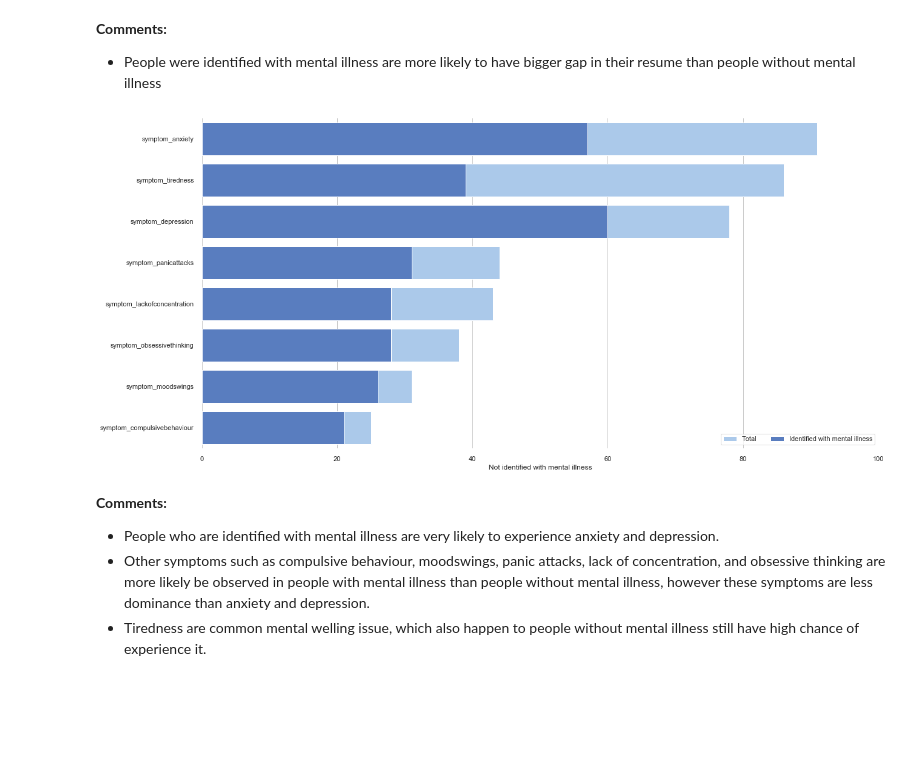
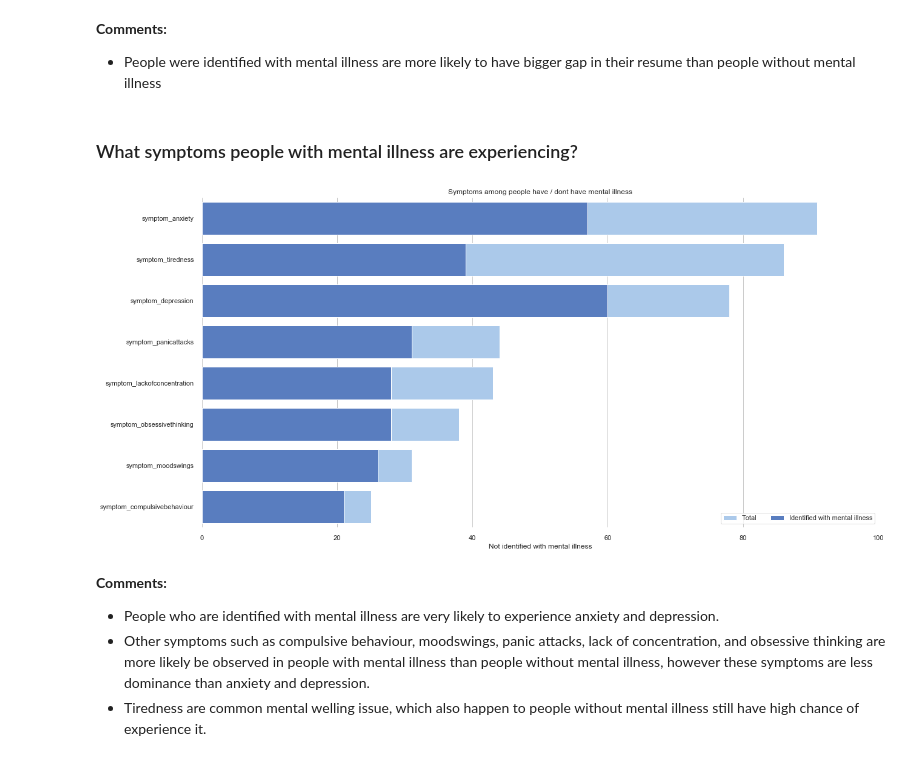
Before and after one commit to sandytat03/dsnd_mentalillness, a Jupyter notebook: CRISP-DM_project1_unemployment_mentalillness_v2.ipynb, the cells around one changed output. Cells and saved outputs as stored; diff of their text form; code cells hidden in the pictures; blank space fills up the shorter version.

```diff
--- a/CRISP-DM_project1_unemployment_mentalillness_v2.ipynb
+++ b/CRISP-DM_project1_unemployment_mentalillness_v2.ipynb
@@ -310,6 +310,8 @@ Text(0.5, 1.0, 'Not identified with mental illness')
 # %% [markdown]
 **Comments:**
 - People were identified with mental illness are more likely to have bigger gap in their resume than people without mental illness
+# %% [markdown]
+### What symptoms people with mental illness are experiencing?
 # %%
 #plot symptoms, people with and without mental illness
 
@@ -334,35 +336,35 @@ symptoms_ill_no.rename(columns={'index':'symptom', 0:'not_identified_with_mental
 
 #merge the above 2 dfs to 1 df
 symptoms_by_ill = pd.merge(symptoms_ill_yes, symptoms_ill_no, on='symptom')
 
 #create a new column 'total' = 'identified_with_mental_illness' + 'not_identified_with_mental_illness'
 symptoms_by_ill['total'] = symptoms_by_ill['identified_with_mental_illness'] + symptoms_by_ill['not_identified_with_mental_illness']
 
 sns.set(style="whitegrid")
 
 # Initialize the matplotlib figure
 f, ax = plt.subplots(figsize=(20, 10))
 
 # Load the dataset
 symptoms_by_ill = symptoms_by_ill.sort_values("total", ascending=False)
 
 # Plot the total observation of each symptom
 sns.set_color_codes("pastel")
 sns.barplot(x="total", y="symptom", data=symptoms_by_ill,
             label="Total", color="b")
 
 # Plot the symptoms where people identified with mental illness
 sns.set_color_codes("muted")
 sns.barplot(x="identified_with_mental_illness", y="symptom", data=symptoms_by_ill,
-            label="Identified with mental illness", color="b")
+            label="Identified with mental illness", color="b").set_title('Symptoms among people have / dont have mental illness')
 
 # Add a legend and informative axis label
 ax.legend(ncol=2, loc="lower right", frameon=True)
 ax.set(xlim=(0, 100), ylabel="",
        xlabel="Not identified with mental illness")
 sns.despine(left=True, bottom=True)
 # %% [output]
-[figure, old version]
+[figure, new version]
 # %% [markdown]
 **Comments:**
 - People who are identified with mental illness are very likely to experience anxiety and depression.
```
Also changed, not shown: parts of 9 cells of this notebook.
